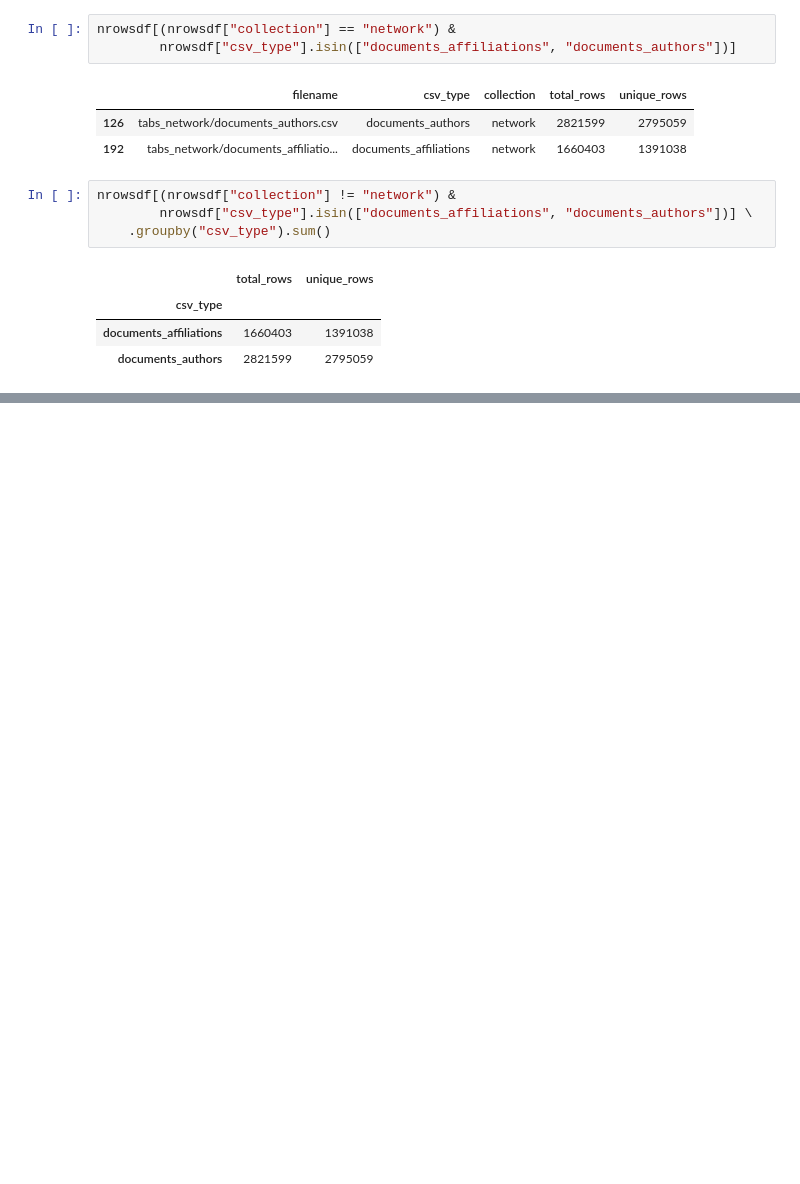
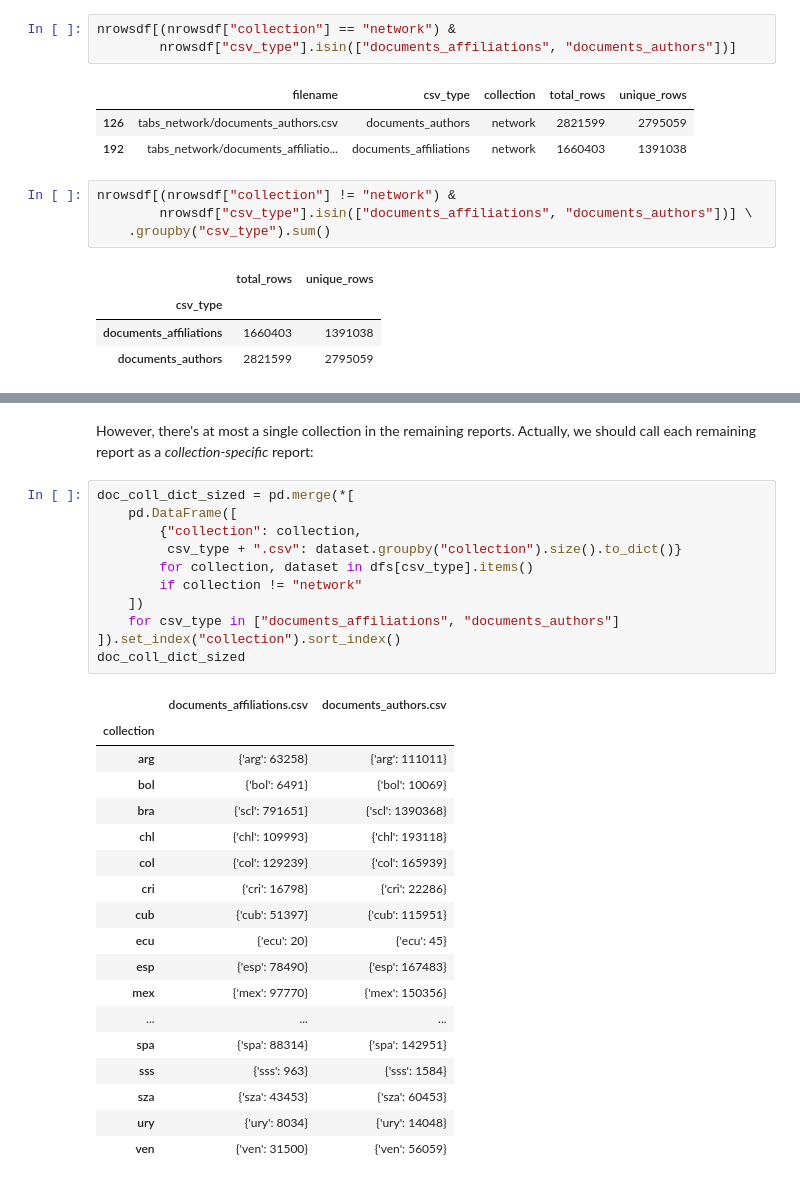
Before and after one commit to scieloorg/scielo20gt6, a Jupyter notebook: network_has_everything.ipynb, the cells around one changed output, grey strips where cells are left out. Saved outputs shown, nothing was run; the diff lists cells and outputs as text; blank space fills up the shorter version.

```diff
--- a/network_has_everything.ipynb
+++ b/network_has_everything.ipynb
@@ -264,0 +304,34 @@ nrowsdf[(nrowsdf["collection"] != "network") &
+# %% [markdown]
+However, there's at most a single collection in the remaining reports.
+Actually, we should call each remaining report
+as a *collection-specific* report:
+# %%
+doc_coll_dict_sized = pd.merge(*[
+    pd.DataFrame([
+        {"collection": collection,
+         csv_type + ".csv": dataset.groupby("collection").size().to_dict()}
+        for collection, dataset in dfs[csv_type].items()
+        if collection != "network"
+    ])
+    for csv_type in ["documents_affiliations", "documents_authors"]
+]).set_index("collection").sort_index()
+doc_coll_dict_sized
+# %% [output]
+|  | documents_affiliations.csv | documents_authors.csv |
+| collection |  |  |
+| arg | {'arg': 63258} | {'arg': 111011} |
+| bol | {'bol': 6491} | {'bol': 10069} |
+| bra | {'scl': 791651} | {'scl': 1390368} |
+| chl | {'chl': 109993} | {'chl': 193118} |
+| col | {'col': 129239} | {'col': 165939} |
+| cri | {'cri': 16798} | {'cri': 22286} |
+| cub | {'cub': 51397} | {'cub': 115951} |
+| ecu | {'ecu': 20} | {'ecu': 45} |
+| esp | {'esp': 78490} | {'esp': 167483} |
+| mex | {'mex': 97770} | {'mex': 150356} |
+| ... | ... | ... |
+| spa | {'spa': 88314} | {'spa': 142951} |
+| sss | {'sss': 963} | {'sss': 1584} |
+| sza | {'sza': 43453} | {'sza': 60453} |
+| ury | {'ury': 8034} | {'ury': 14048} |
+| ven | {'ven': 31500} | {'ven': 56059} |
```
Also changed, not shown: parts of 8 cells of this notebook.
